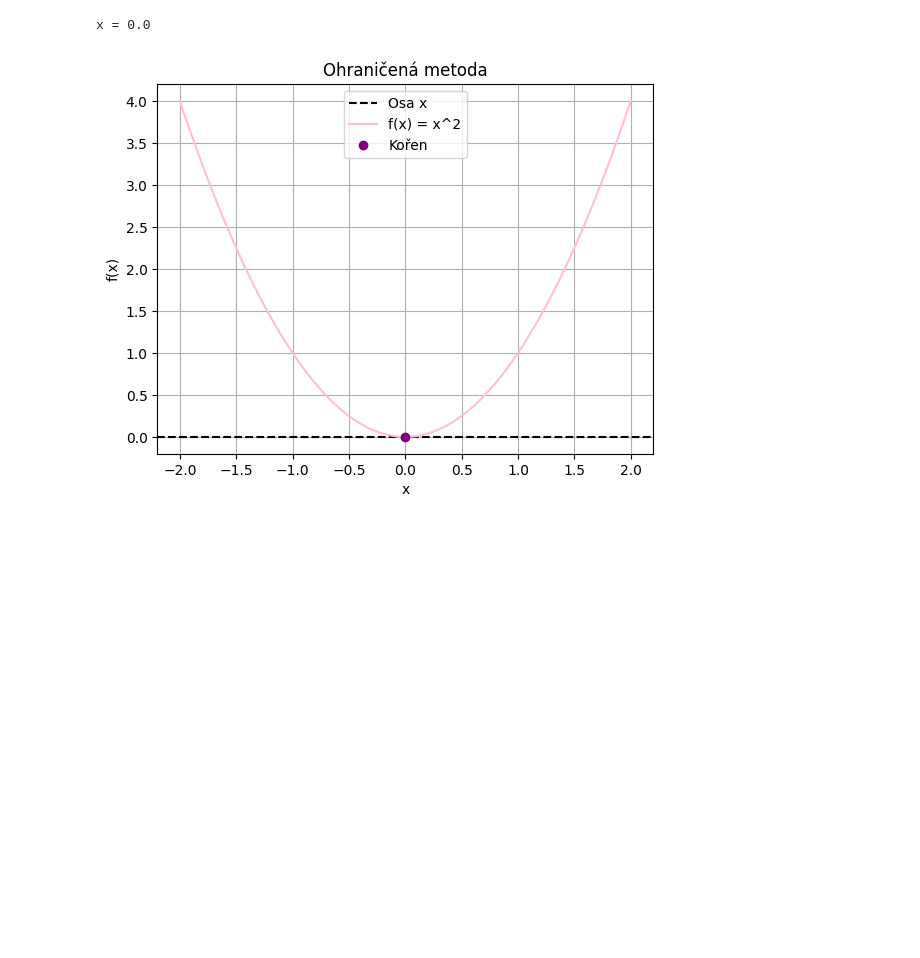
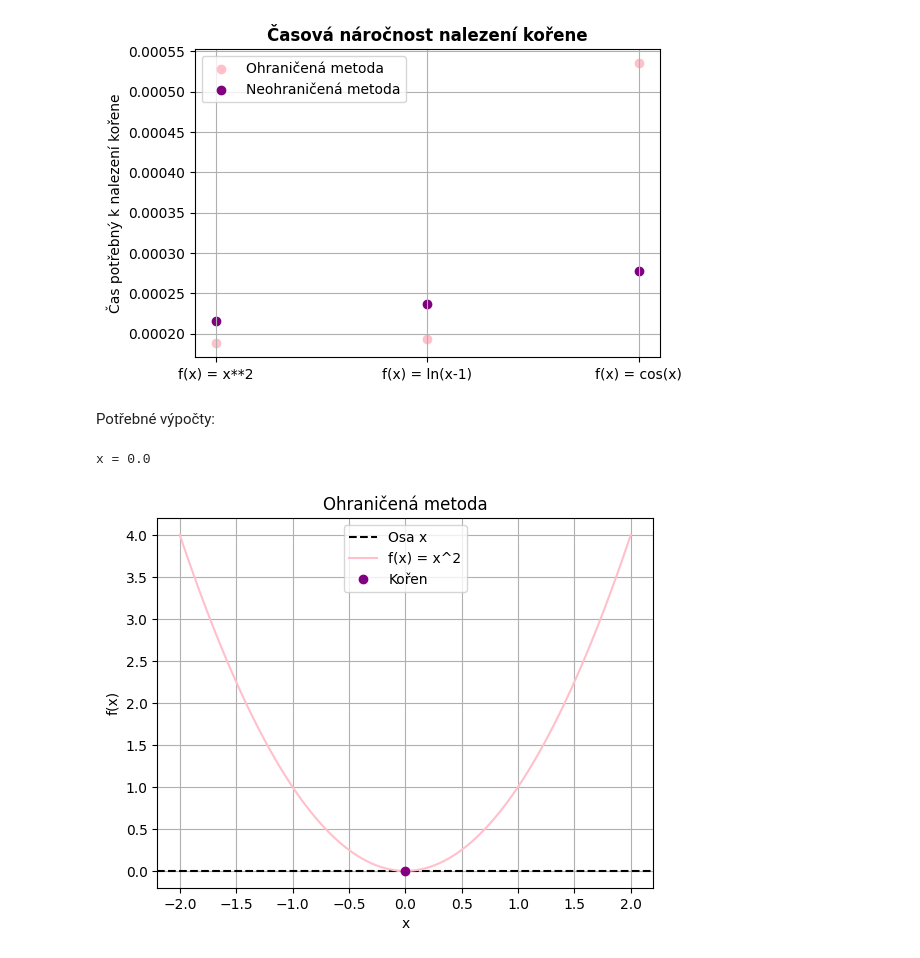
Before and after one commit to majdakleckerova/msw-zapoctovy-dokument, a Jupyter notebook: 5-hledani-korenu.ipynb, the cells around one changed output. Cells and saved outputs as stored; diff of their text form; code cells hidden in the pictures; blank space fills up the shorter version.

```diff
--- a/5-hledani-korenu.ipynb
+++ b/5-hledani-korenu.ipynb
@@ -44,0 +30,20 @@ print(a_3)
+# %%
+# ČASOVÁ NÁROČNOST NALEZENÍ KOŘENE
+import matplotlib.pyplot as plt
+
+funkce = ["f(x) = x**2", "f(x) = ln(x-1)", "f(x) = cos(x)"]
+casy_b = [cas_1_b,cas_2_b,cas_3_b]
+casy_c = [cas_1_c,cas_2_c,cas_3_c]
+
+plt.figure(figsize=(6,4))
+plt.scatter(funkce, casy_b, marker = "o" , color = "pink", label = "Ohraničená metoda")
+plt.scatter(funkce, casy_c, marker = "o" , color = "purple", label = "Neohraničená metoda")
+plt.ylabel("Čas potřebný k nalezení kořene")
+plt.title("Časová náročnost nalezení kořene", fontweight = "bold")
+plt.grid()
+plt.legend()
+plt.show()
+# %% [output]
+[figure, added]
+# %% [markdown]
+Potřebné výpočty:
```
Also changed, not shown: parts of 13 cells of this notebook, 1 other file.
